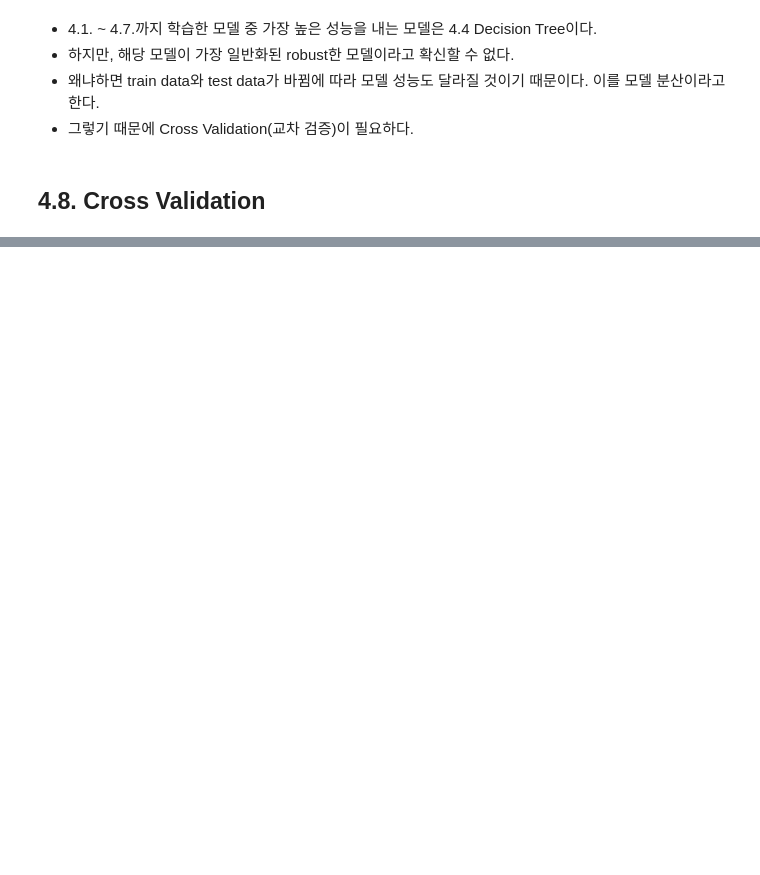
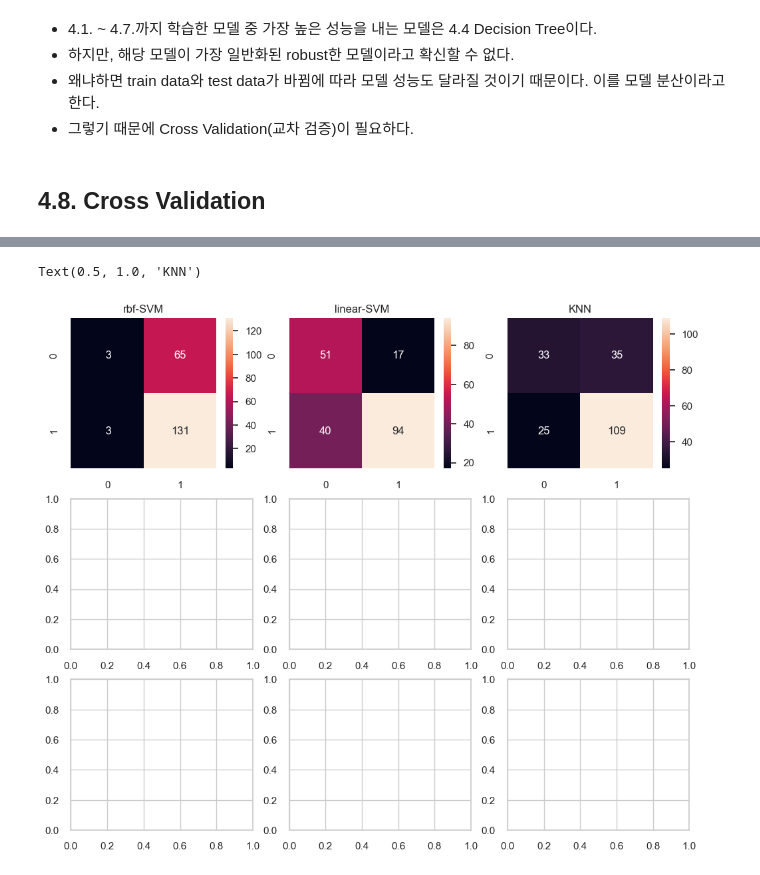
Before and after one commit to wonyeongdeok/kaggle_transcription, a Jupyter notebook: titanic.ipynb, the cells around one changed output, grey strips where cells are left out. Cells and saved outputs as stored; diff of their text form; code cells hidden in the pictures; blank space fills up the shorter version.

```diff
--- a/titanic.ipynb
+++ b/titanic.ipynb
@@ -778,0 +822,19 @@ models = [svm.SVC(kernel='linear'),
+# %%
+fmt = '2.0f'
+
+_, ax = plt.subplots(3, 3, figsize=(12,10))
+
+y_pred = cross_val_predict(svm.SVC(kernel='rbf'), X, Y, cv=kfold)
+sns.heatmap(confusion_matrix(Y, y_pred), ax=ax[0,0], annot=True, fmt=fmt)
+ax[0,0].set_title('rbf-SVM')
+
+y_pred = cross_val_predict(svm.SVC(kernel='linear'), X, Y, cv=kfold)
+sns.heatmap(confusion_matrix(Y, y_pred), ax=ax[0,1], annot=True, fmt=fmt)
+ax[0,1].set_title('linear-SVM')
+
+y_pred = cross_val_predict(KNeighborsClassifier(n_neighbors=8), X, Y, cv=kfold)
+sns.heatmap(confusion_matrix(Y, y_pred), ax=ax[0,2], annot=True, fmt=fmt)
+ax[0,2].set_title('KNN')
+# %% [output]
+Text(0.5, 1.0, 'KNN')
+[figure, added]
```
Also changed, not shown: parts of 11 cells of this notebook.
